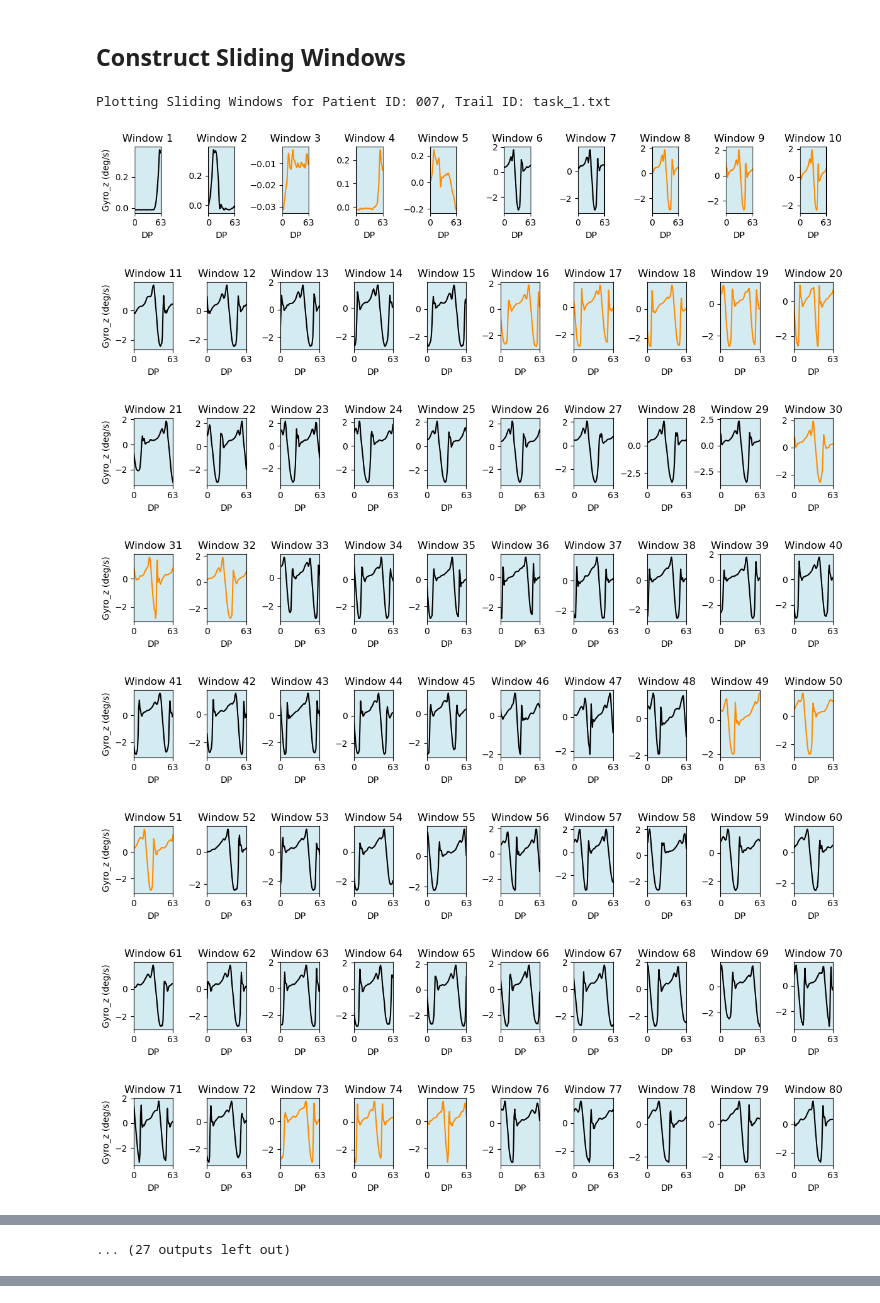
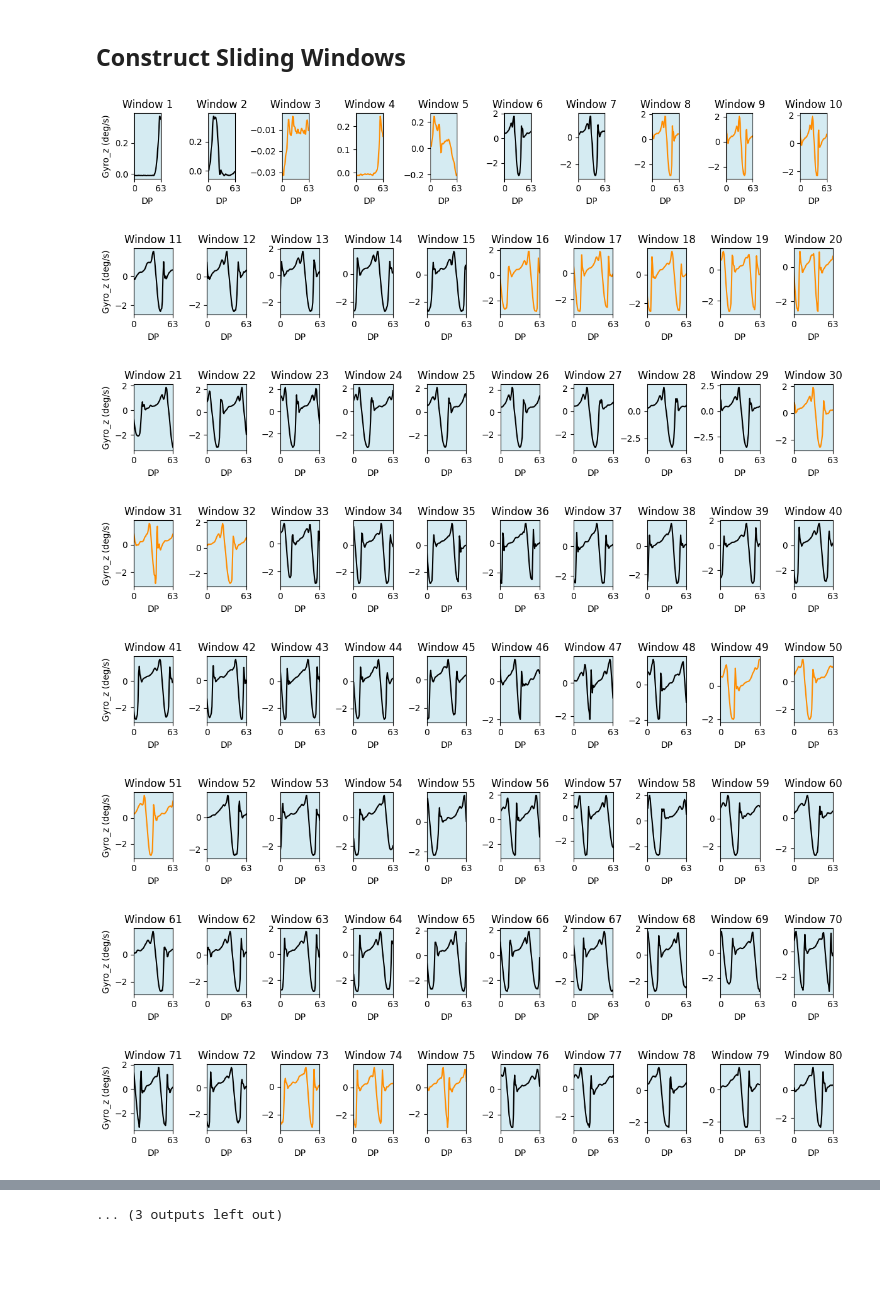
Before and after one commit to ShaoYurui/Gait-Cycle-Based-Apporach-for-FoG-Prediction, a Jupyter notebook: main.ipynb, the cells around one changed output, grey strips where cells are left out. Cells and saved outputs as stored; diff of their text form; code cells hidden in the pictures; blank space fills up the shorter version.

```diff
--- a/main.ipynb
+++ b/main.ipynb
@@ -36,14 +36,13 @@ Plotting Gait-Cycle Based Segments for Patient ID: 007, Trail ID: task_1.txt
 # %%
 # Construct and plot sliding windows
 slidingWindows, slidingWindowsLabels = database.get_slidingWindows_and_labels(windowSize=64, windowStride=48)
-database.plot_slidingWindows()
+database.patients[0].trails[0].plot_slidingWindows()
 # %% [output]
-Plotting Sliding Windows for Patient ID: 007, Trail ID: task_1.txt
-[figure, old version]
+[figure, new version]
 [figure]
 [figure]
 [figure]
 [figure]
-[figure, old version]
+[figure, new version]
 [figure]
 [figure]
@@ -51,3 +50,2 @@ Plotting Sliding Windows for Patient ID: 007, Trail ID: task_1.txt
 [figure]
 [figure]
-... (27 outputs left out)
@@ -53,0 +53 @@ Plotting Sliding Windows for Patient ID: 007, Trail ID: task_1.txt
+... (3 outputs left out)
```
Also changed, not shown: parts of 2 cells of this notebook.
